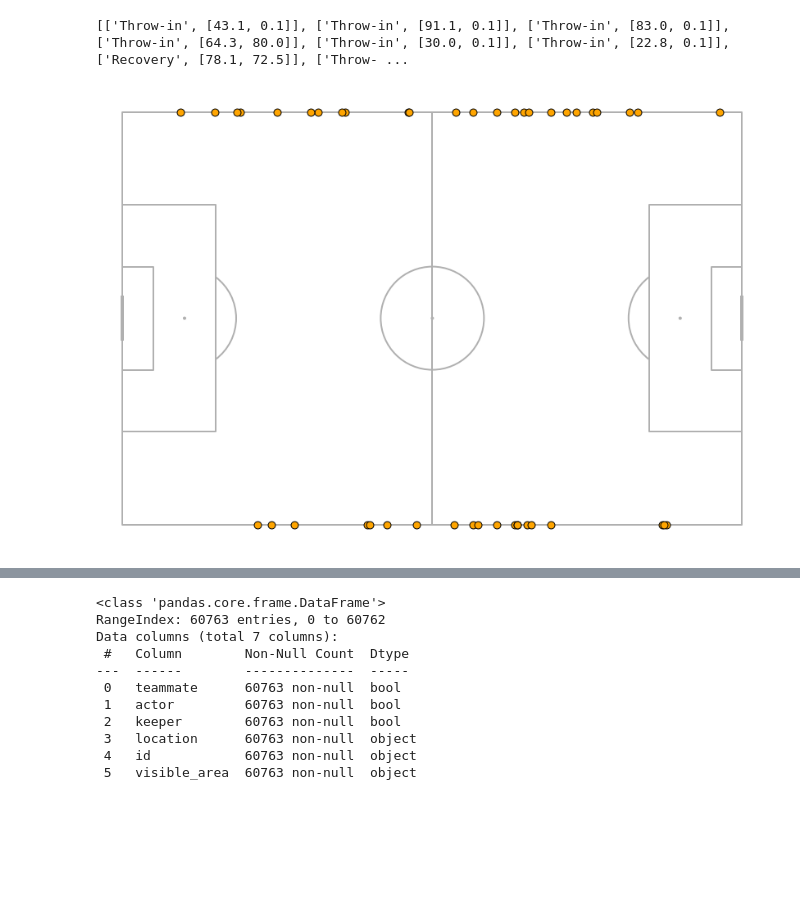
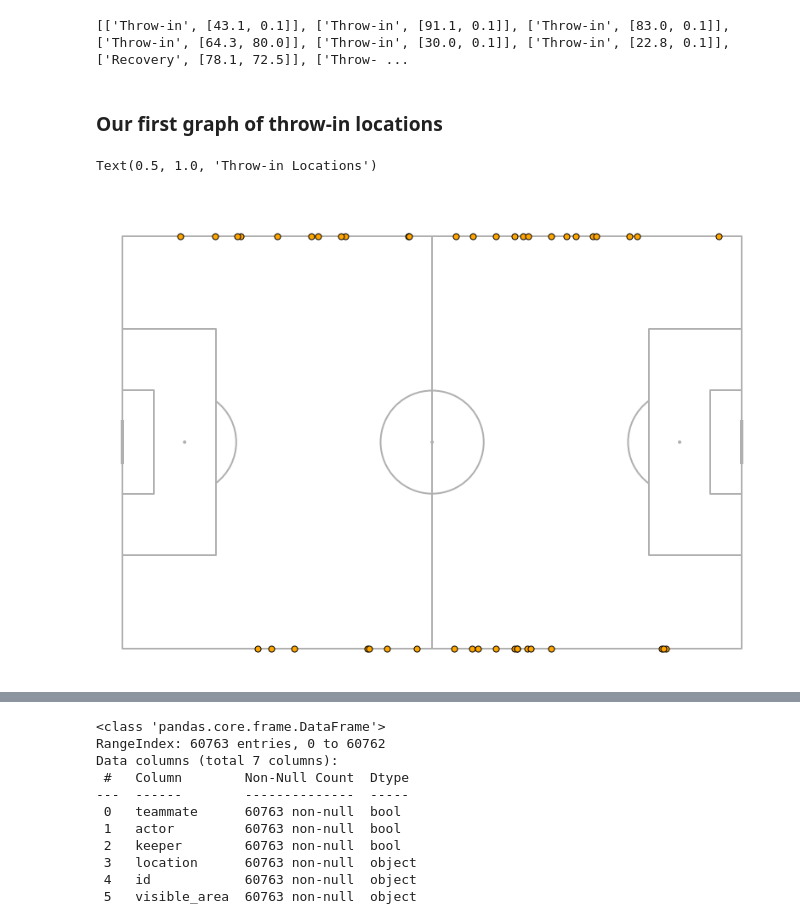
Before and after one commit to ryaa2020/Throw-ins-Gain-the-Upper-Hand, a Jupyter notebook: starter.ipynb, the cells around one changed output, grey strips where cells are left out. Saved outputs shown, nothing was run; the diff lists cells and outputs as text; code cells hidden in the pictures; blank space fills up the shorter version.

```diff
--- a/starter.ipynb
+++ b/starter.ipynb
@@ -180,22 +181,27 @@ for row in new_df.index:
 print(pass_list)
 # %% [output]
 [['Throw-in', [43.1, 0.1]], ['Throw-in', [91.1, 0.1]], ['Throw-in', [83.0, 0.1]], ['Throw-in', [64.3, 80.0]], ['Throw-in', [30.0, 0.1]], ['Throw-in', [22.8, 0.1]], ['Recovery', [78.1, 72.5]], ['Throw- ...
+# %% [markdown]
+### Our first graph of throw-in locations
 # %%
 from mplsoccer import Pitch
 import matplotlib.pyplot as plt
 import numpy as np
 
 location_list = []
 
 for item in pass_list:
     if item[0] == 'Throw-in':
         location_list.append(item[1])
 
 p = Pitch(pitch_type='statsbomb')
 fig, ax = p.draw(figsize=(12,8))
 
 for loc in location_list:
-    p.scatter(loc[0], loc[1], c='orange', s=80, ec='k', ax=ax)
+    p.scatter(loc[0], loc[1], c='orange', s=50, ec='k', ax=ax)
+
+plt.title('Throw-in Locations',color='white',size=20)
 # %% [output]
+Text(0.5, 1.0, 'Throw-in Locations')
-[figure, old version]
+[figure, new version]
 # %%
```
Also changed, not shown: parts of 8 cells of this notebook, 14 other files.
